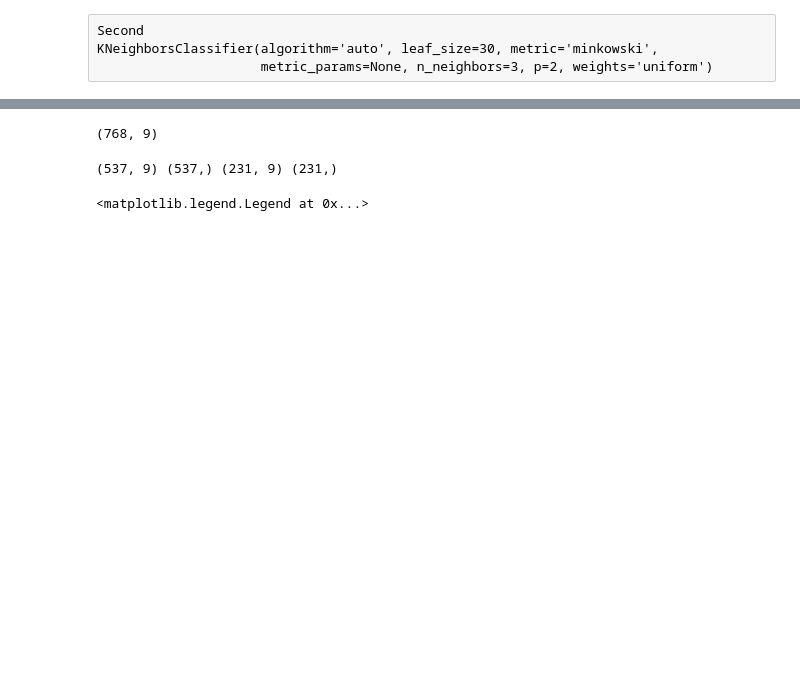
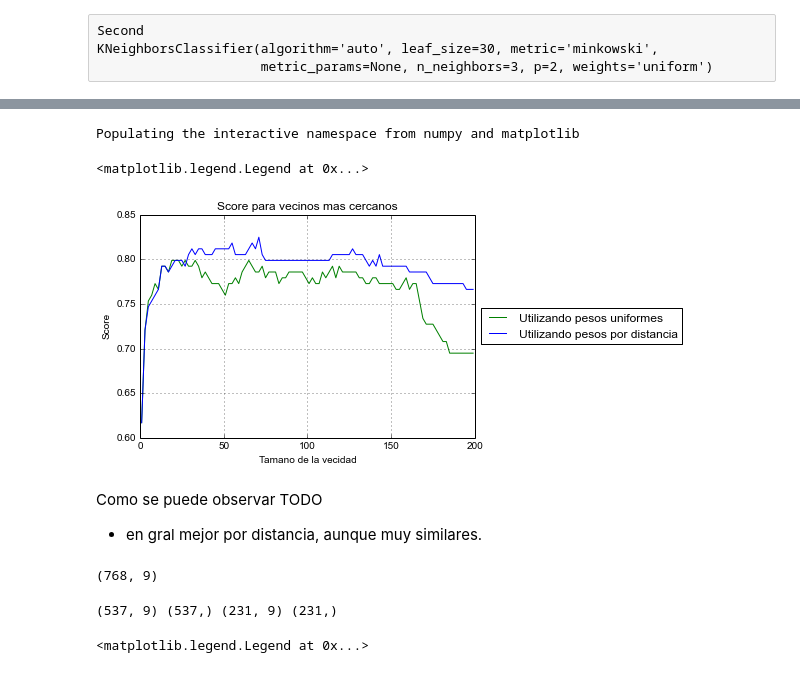
Before and after one commit to mbonaventura/aa2015, a Jupyter notebook: TP1/Ej2.ipynb, the cells around one changed output, grey strips where cells are left out. Saved outputs shown, nothing was run; the diff lists cells and outputs as text; code cells hidden in the pictures; blank space fills up the shorter version.

```diff
--- a/TP1/Ej2.ipynb
+++ b/TP1/Ej2.ipynb
@@ -119,3 +97,20 @@ legend(loc=4)
+# %%
+%pylab inline
+plot(xaxis, yserie_test, color='g', label="Utilizando pesos uniformes")
+plot(xaxis, yserie_distance, color='b', label="Utilizando pesos por distancia")
+grid('on')
+xlabel('Tamano de la vecidad')
+ylabel('Score')
+title('Score para vecinos mas cercanos')
+legend(loc='center left', bbox_to_anchor=(1, 0.5))
+# %% [output]
+Populating the interactive namespace from numpy and matplotlib
+<matplotlib.legend.Legend at 0x...>
+[figure, added]
+# %% [markdown]
+Como se puede observar
+TODO
+- en gral mejor por distancia, aunque muy similares.
 # %%
 X_rows = X.shape[0]
 # %%
```
Also changed, not shown: parts of 21 cells of this notebook, 3 other files.
